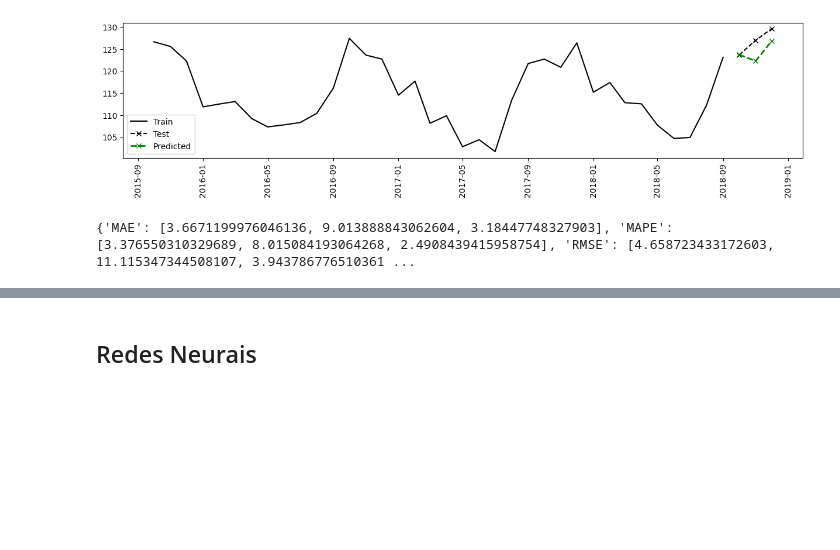
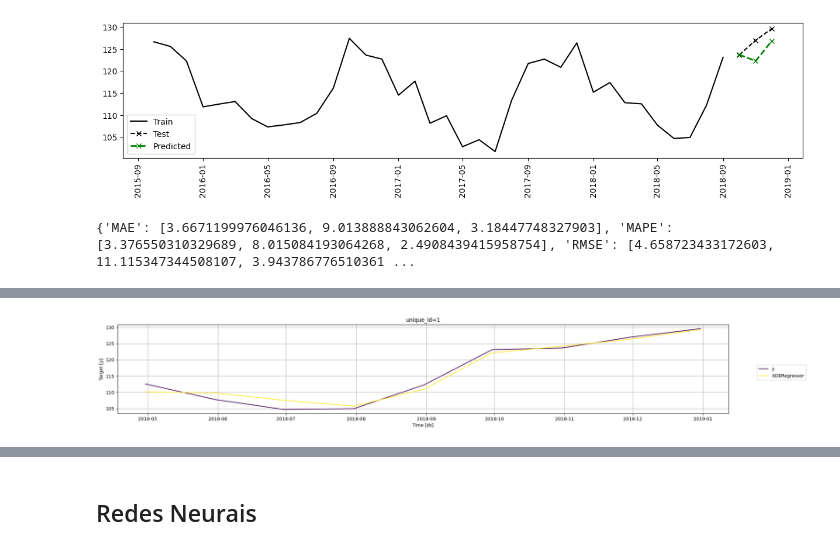
Before and after one commit to filipeaguiarrod/machine_learning_topics, a Jupyter notebook: Séries Temporais/3_approachs_models.ipynb, the cells around one changed output, grey strips where cells are left out. Saved outputs shown, nothing was run; the diff lists cells and outputs as text; code cells hidden in the pictures; blank space fills up the shorter version.

Commit message:
'Testing Regressors'

```diff
--- a/Séries Temporais/3_approachs_models.ipynb
+++ b/Séries Temporais/3_approachs_models.ipynb
@@ -329,0 +373,8 @@ print(metrics)
+# %%
+df_feat = df.resample('M').mean().reset_index().copy()
+
+
+df_feat['unique_id'] = 1
+
+df_feat.rename(columns={'date':'ds','IPG3113N':'y'},inplace=True)
+df_feat
@@ -329,0 +395,8 @@ print(metrics)
+# %%
+models = [XGBRegressor(random_state=0, max_depth=10),RandomForestRegressor(random_state=0, max_depth=10),lgb.LGBMRegressor(max_depth=10)]
+
+model = MLForecast(models=models,
+                   freq='M',
+                   lags=range(1,37,1), #Vamos criar features de 3 anos
+                   date_features=['dayofweek', 'month'],
+                   num_threads=6)
@@ -329,0 +419,3 @@ print(metrics)
+# %%
+y_preds = model.cross_validation(df_feat,n_windows=3,h=3)
+y_preds
@@ -329,0 +452,7 @@ print(metrics)
+# %%
+from utilsforecast.plotting import plot_series
+
+fig = fig = plot_series(y_preds, y_preds.drop(columns='cutoff'),models=['XGBRegressor'], max_insample_length=0)
+fig
+# %% [output]
+[figure, added]
```
Also changed, not shown: parts of 20 cells of this notebook, 2 other files.
